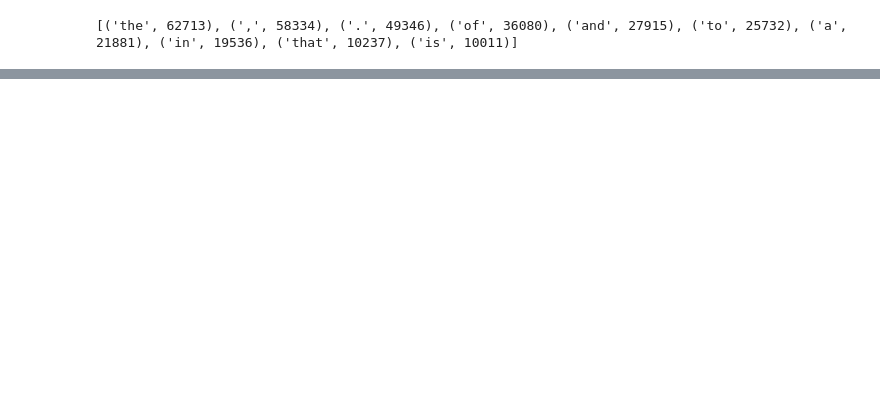
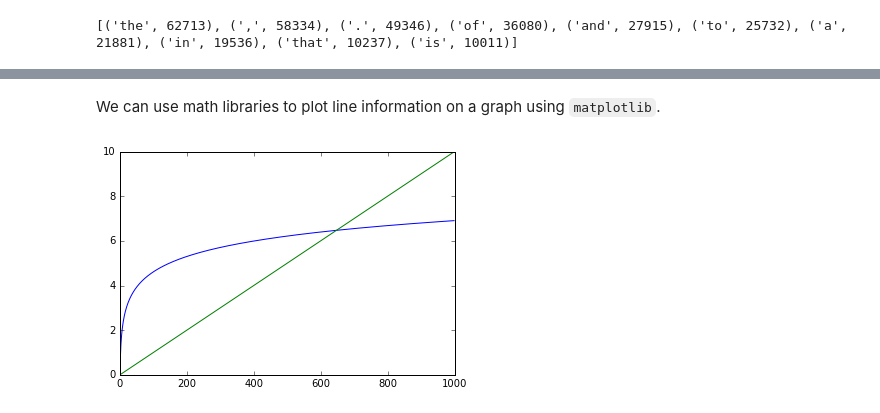
Before and after one commit to natemccoy/pyintro, a Jupyter notebook: Day 5.ipynb, the cells around one changed output, grey strips where cells are left out. Drawn from its saved outputs; the diff is of its cells as text; code cells hidden in the pictures; blank space fills up the shorter version.

```diff
--- a/Day 5.ipynb
+++ b/Day 5.ipynb
@@ -165,0 +195,12 @@ print(brown_counts.most_common(10))
+# %% [markdown]
+We can use math libraries to plot line information on a graph using `matplotlib`.
+# %%
+%matplotlib inline
+from matplotlib import pyplot
+logx_list = [math.log(x) for x in range(1,1000)] # list of 1000 ln() values
+line_list = np.linspace(0,10,1000) # numpy array of 1000 linearly spaced values from 0-10
+pyplot.plot(logx_list)
+pyplot.plot(line_list)
+pyplot.show()
+# %% [output]
+[figure, added]
```
Also changed, not shown: parts of 10 cells of this notebook, 1 other file.
